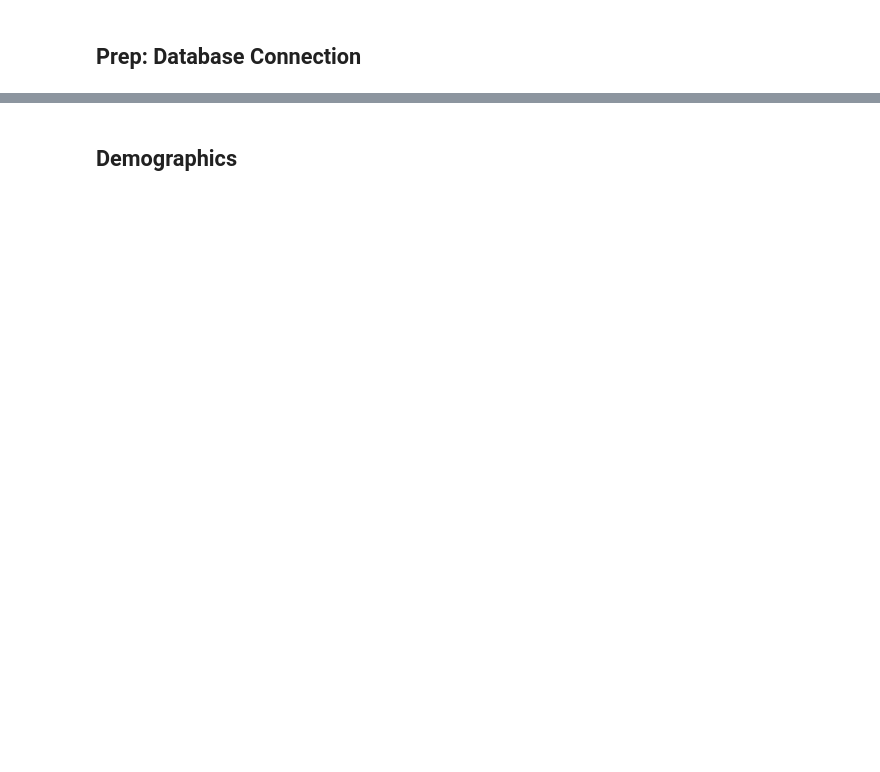
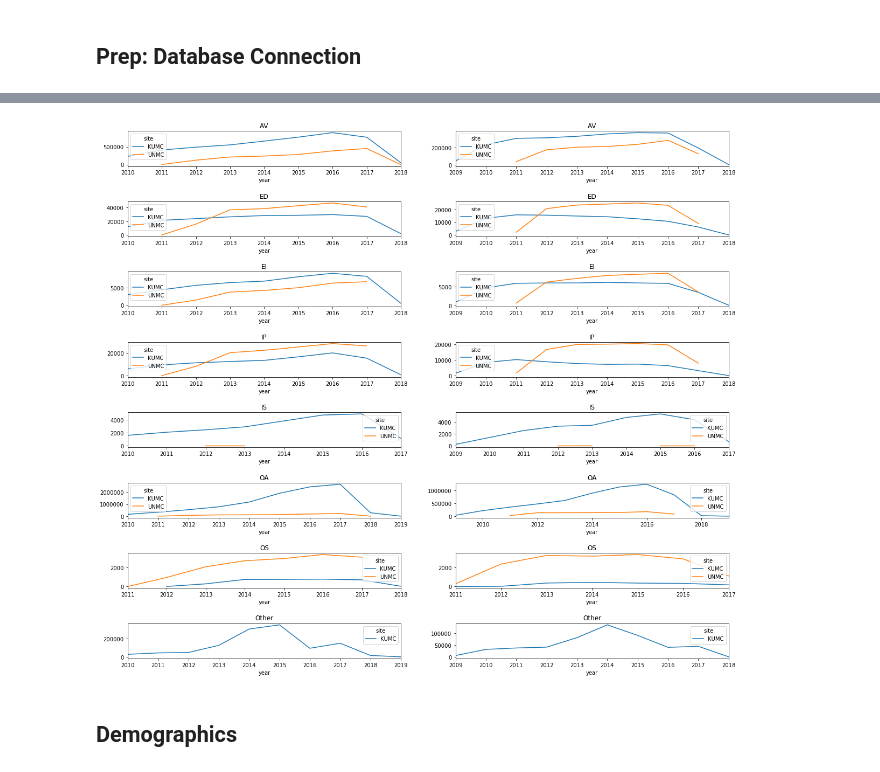
Before and after one commit to kumc-bmi/grouse, a Jupyter notebook: etl_i2b2/grouse-1-stats.ipynb, the cells around one changed output, grey strips where cells are left out. Cells and saved outputs as stored; diff of their text form; code cells hidden in the pictures; blank space fills up the shorter version.

```diff
--- a/etl_i2b2/grouse-1-stats.ipynb
+++ b/etl_i2b2/grouse-1-stats.ipynb
@@ -26,0 +34,3 @@ db.execute('select * from global_name').fetchone()
+# %%
+enc = pd.read_sql('select * from encounters_by_site_yr_type', db)
+enc.head()
@@ -26,0 +48,6 @@ db.execute('select * from global_name').fetchone()
+# %%
+enc01 = enc[(enc.year >= 2011) & (enc.year <= 2016)].groupby('has_claims')
+
+encp01 = {}
+for has_claims, df in enc01:
+    encp01[has_claims] = df.pivot_table(index=['enc_type', 'year'], columns=['has_claims', 'site'])[['patients', 'encounters_per_patient']]
@@ -27,3 +113,21 @@ db.execute('select * from global_name').fetchone()
+# %%
+fig, axes = plt.subplots(len(enc.enc_type.unique()), len(enc.has_claims.unique()))
+
+fig.set_figheight(18)
+fig.set_figwidth(20)
+fig.subplots_adjust(hspace=1)
+for ax, col in zip(axes[0], enc.has_claims.unique()):
+    ax.set_title(col)
+
+for col, (has_claims, df1) in enumerate(enc.groupby('has_claims')):
+    for row, (enc_type, df2) in enumerate(df1.groupby('enc_type')):
+        df3 = df2.pivot(index='year', columns='site')
+        df3.encounters.plot(ax=axes[row, col], title=enc_type)
+        #axes[row, col].plot(x=df3.index, y=df3.loc(site='KUMC').patients, s=df3.encounters_per_patient, marker='x')
+
+        # df3.encounters.plot.scatter(ax=axes[row, col], title=enc_type, marker='x')
+# %% [output]
+[figure, added]
 # %% [markdown]
 ## Demographics
 # %%
```
Also changed, not shown: parts of 15 cells of this notebook.
